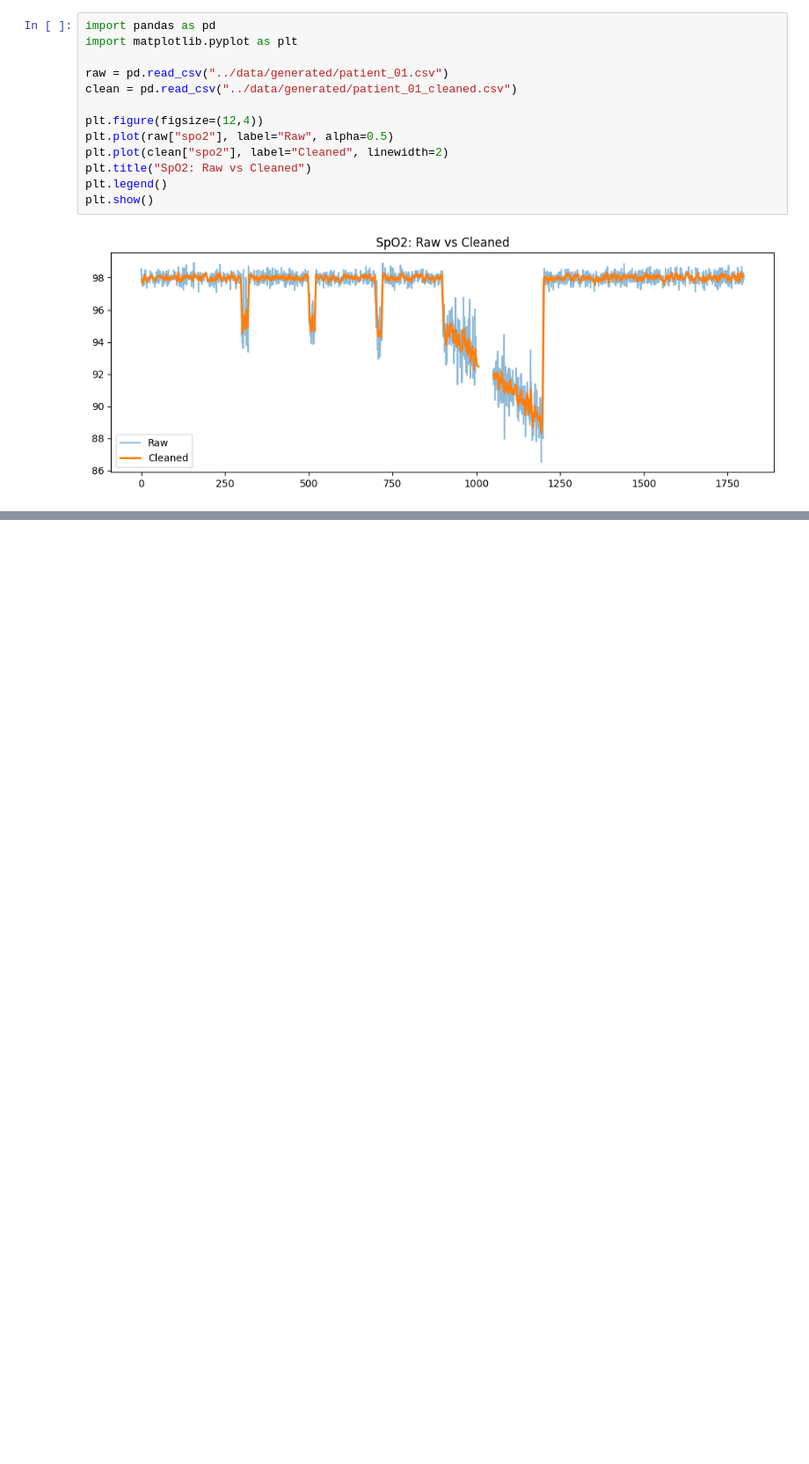
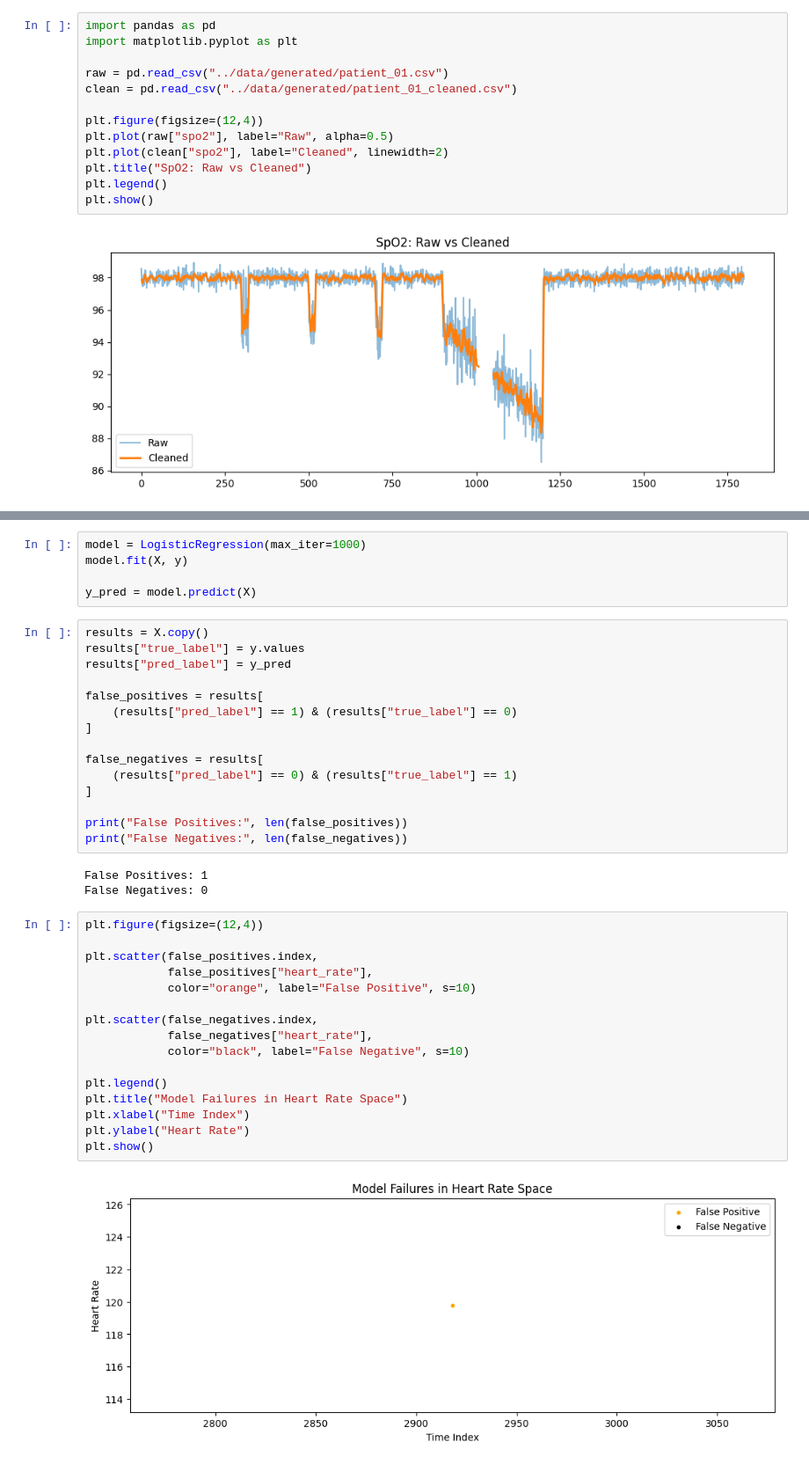
Before and after one commit to arunh270/smart-ambulance-ml, a Jupyter notebook: notebook/exploration.ipynb, the cells around one changed output, grey strips where cells are left out. Shown at 88% size. Saved outputs shown, nothing was run; the diff lists cells and outputs as text; blank space fills up the shorter version.

```diff
--- a/notebook/exploration.ipynb
+++ b/notebook/exploration.ipynb
@@ -95,0 +106,41 @@ ValueError: This solver needs samples of at least 2 classes in the data, but the
+# %%
+model = LogisticRegression(max_iter=1000)
+model.fit(X, y)
+
+y_pred = model.predict(X)
+# %%
+results = X.copy()
+results["true_label"] = y.values
+results["pred_label"] = y_pred
+
+false_positives = results[
+    (results["pred_label"] == 1) & (results["true_label"] == 0)
+]
+
+false_negatives = results[
+    (results["pred_label"] == 0) & (results["true_label"] == 1)
+]
+
+print("False Positives:", len(false_positives))
+print("False Negatives:", len(false_negatives))
+# %% [output]
+False Positives: 1
+False Negatives: 0
+# %%
+plt.figure(figsize=(12,4))
+
+plt.scatter(false_positives.index,
+            false_positives["heart_rate"],
+            color="orange", label="False Positive", s=10)
+
+plt.scatter(false_negatives.index,
+            false_negatives["heart_rate"],
+            color="black", label="False Negative", s=10)
+
+plt.legend()
+plt.title("Model Failures in Heart Rate Space")
+plt.xlabel("Time Index")
+plt.ylabel("Heart Rate")
+plt.show()
+# %% [output]
+[figure, added]
```
Also changed, not shown: parts of 2 cells of this notebook, 3 other files.
